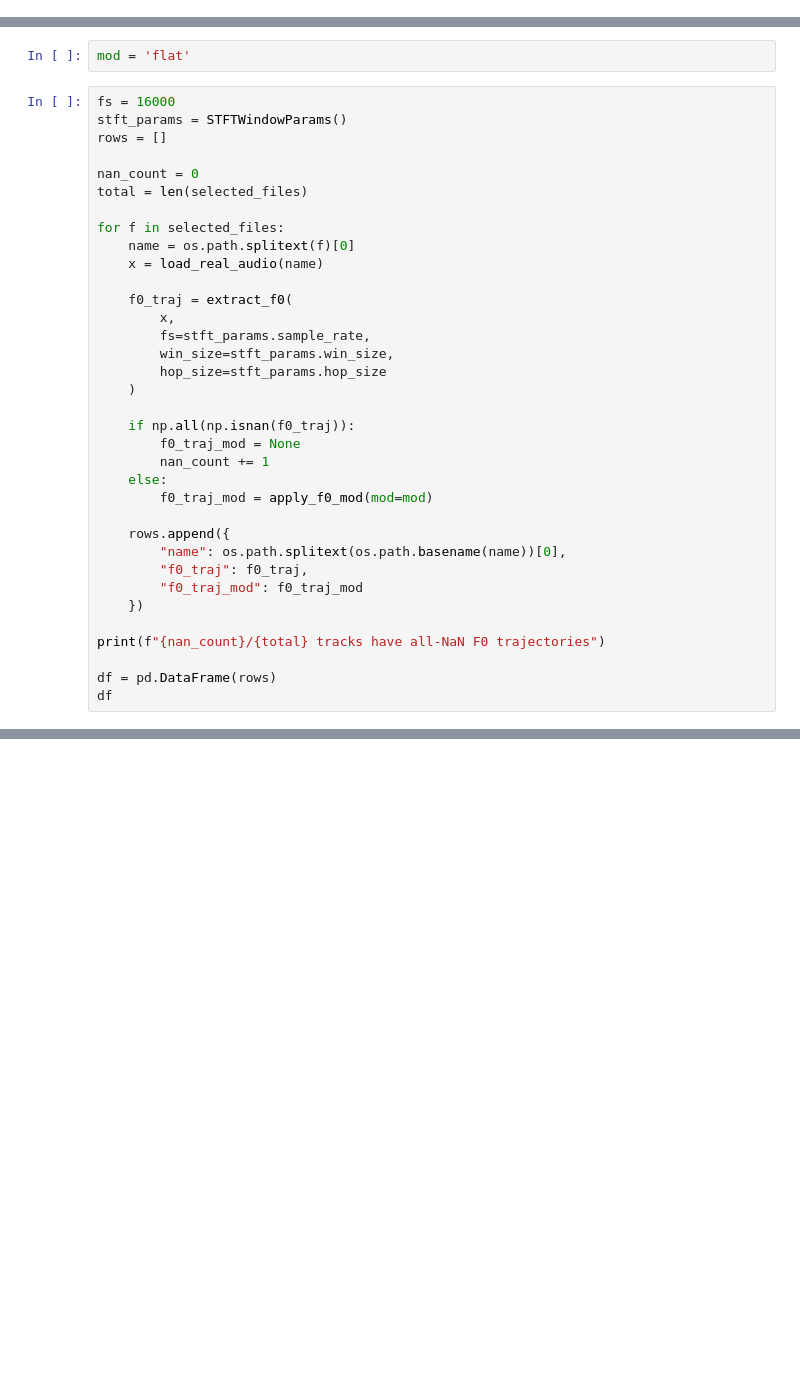
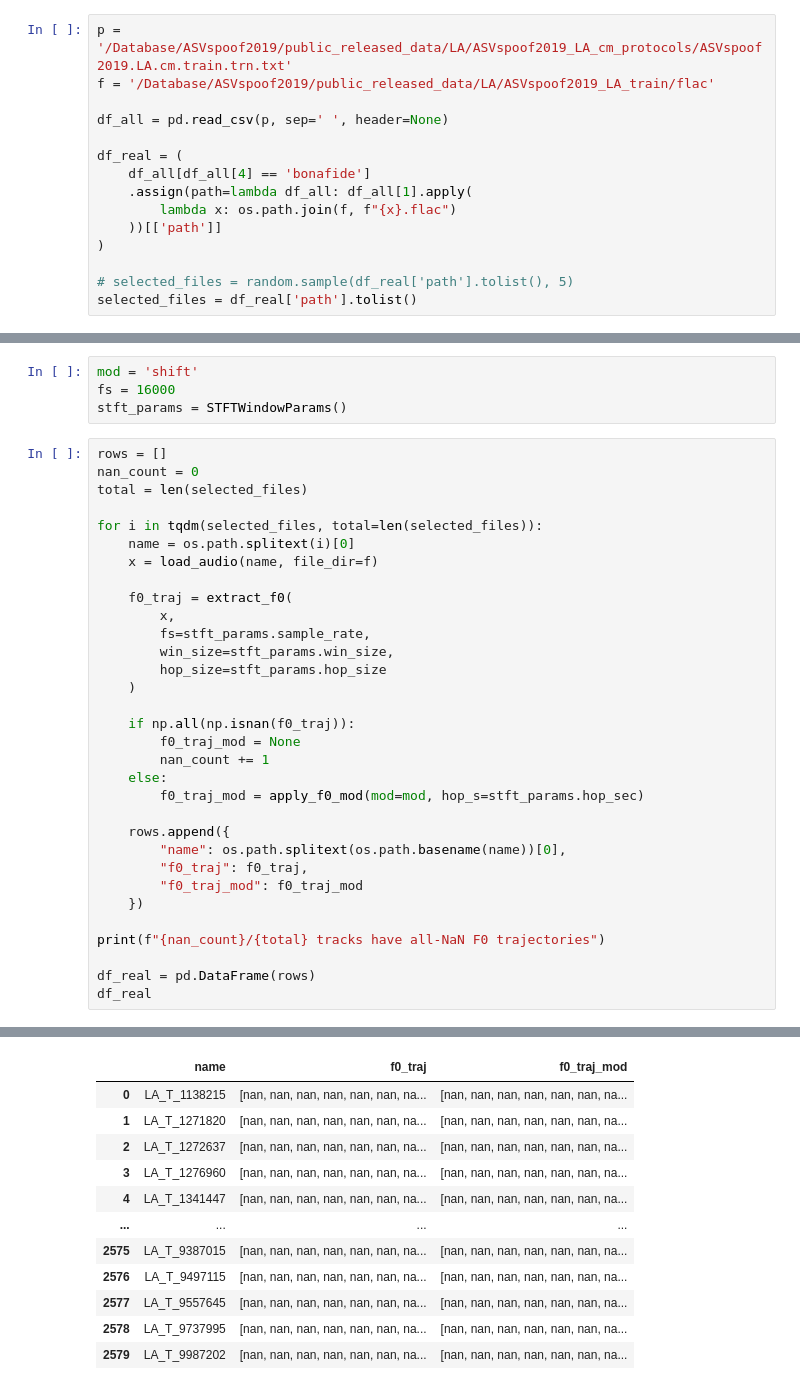
Before and after one commit to nii-yamagishilab/MoE-AntiDeepfake, a Jupyter notebook: notebooks/MANIPULATIONS.ipynb, the cells around one changed output, grey strips where cells are left out. Cells and saved outputs as stored; diff of their text form; blank space fills up the shorter version.

```diff
--- a/notebooks/MANIPULATIONS.ipynb
+++ b/notebooks/MANIPULATIONS.ipynb
@@ -192,0 +219,15 @@ selected_files = random.sample(all_flacs, 10)
+# %%
+p = '/Database/ASVspoof2019/public_released_data/LA/ASVspoof2019_LA_cm_protocols/ASVspoof2019.LA.cm.train.trn.txt'
+f = '/Database/ASVspoof2019/public_released_data/LA/ASVspoof2019_LA_train/flac'
+
+df_all = pd.read_csv(p, sep=' ', header=None)
+
+df_real = (
+    df_all[df_all[4] == 'bonafide']
+    .assign(path=lambda df_all: df_all[1].apply(
+        lambda x: os.path.join(f, f"{x}.flac")
+    ))[['path']]
+)
+
+# selected_files = random.sample(df_real['path'].tolist(), 5)
+selected_files = df_real['path'].tolist()
@@ -193,16 +236,15 @@ selected_files = random.sample(all_flacs, 10)
 # %%
-mod = 'flat'
+mod = 'shift'
+fs = 16000
+stft_params = STFTWindowParams()
 # %%
-fs = 16000
-stft_params = STFTWindowParams()
 rows = []
-
 nan_count = 0
 total = len(selected_files)
 
-for f in selected_files:
-    name = os.path.splitext(f)[0]
-    x = load_real_audio(name)
+for i in tqdm(selected_files, total=len(selected_files)):
+    name = os.path.splitext(i)[0]
+    x = load_audio(name, file_dir=f)
 
     f0_traj = extract_f0(
         x,
@@ -215,7 +257,7 @@ for f in selected_files:
         f0_traj_mod = None
         nan_count += 1
     else:
-        f0_traj_mod = apply_f0_mod(mod=mod)
+        f0_traj_mod = apply_f0_mod(mod=mod, hop_s=stft_params.hop_sec)
 
     rows.append({
         "name": os.path.splitext(os.path.basename(name))[0],
@@ -225,5 +267,6 @@ for f in selected_files:
 
 print(f"{nan_count}/{total} tracks have all-NaN F0 trajectories")
 
-df = pd.DataFrame(rows)
-df
+df_real = pd.DataFrame(rows)
+df_real
+# %% [output]
@@ -229,0 +274,12 @@ df
+|  | name | f0_traj | f0_traj_mod |
+| 0 | LA_T_1138215 | [nan, nan, nan, nan, nan, nan, na... | [nan, nan, nan, nan, nan, nan, na... |
+| 1 | LA_T_1271820 | [nan, nan, nan, nan, nan, nan, na... | [nan, nan, nan, nan, nan, nan, na... |
+| 2 | LA_T_1272637 | [nan, nan, nan, nan, nan, nan, na... | [nan, nan, nan, nan, nan, nan, na... |
+| 3 | LA_T_1276960 | [nan, nan, nan, nan, nan, nan, na... | [nan, nan, nan, nan, nan, nan, na... |
+| 4 | LA_T_1341447 | [nan, nan, nan, nan, nan, nan, na... | [nan, nan, nan, nan, nan, nan, na... |
+| ... | ... | ... | ... |
+| 2575 | LA_T_9387015 | [nan, nan, nan, nan, nan, nan, na... | [nan, nan, nan, nan, nan, nan, na... |
+| 2576 | LA_T_9497115 | [nan, nan, nan, nan, nan, nan, na... | [nan, nan, nan, nan, nan, nan, na... |
+| 2577 | LA_T_9557645 | [nan, nan, nan, nan, nan, nan, na... | [nan, nan, nan, nan, nan, nan, na... |
+| 2578 | LA_T_9737995 | [nan, nan, nan, nan, nan, nan, na... | [nan, nan, nan, nan, nan, nan, na... |
+| 2579 | LA_T_9987202 | [nan, nan, nan, nan, nan, nan, na... | [nan, nan, nan, nan, nan, nan, na... |
```
Also changed, not shown: parts of 16 cells of this notebook.
